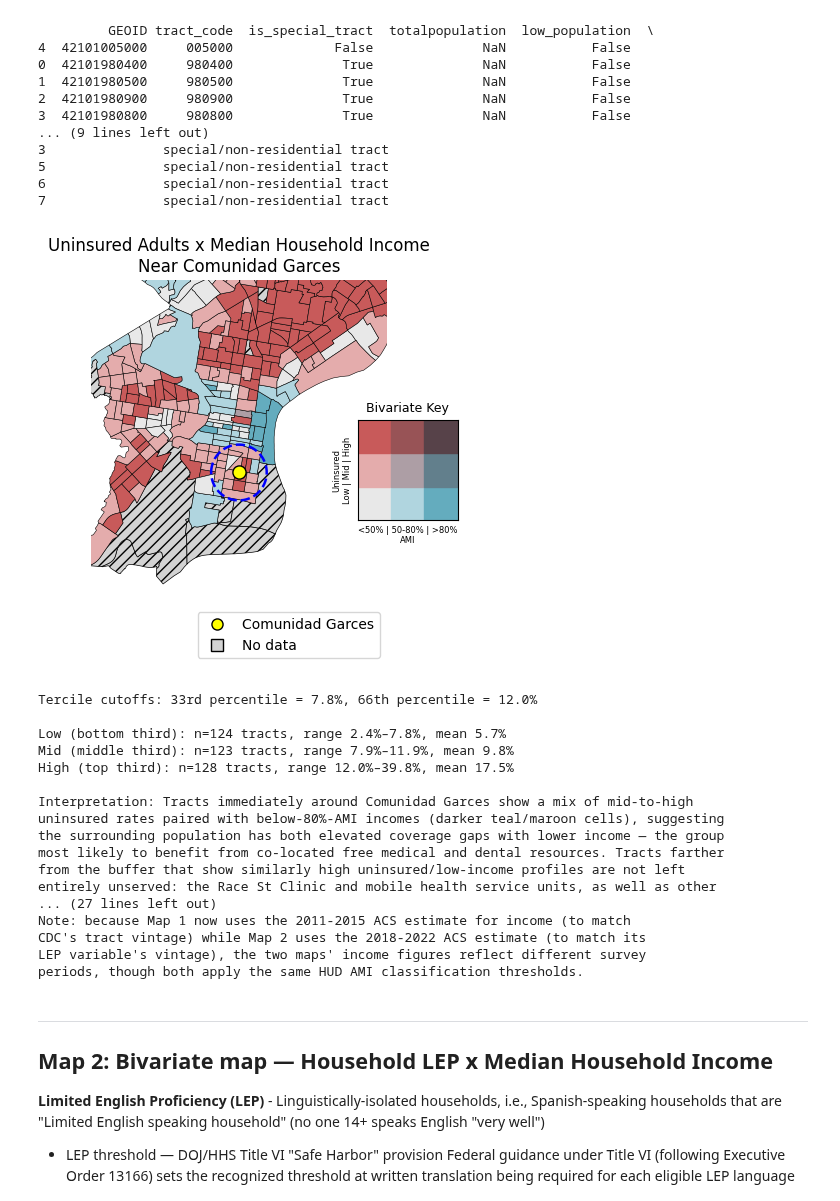
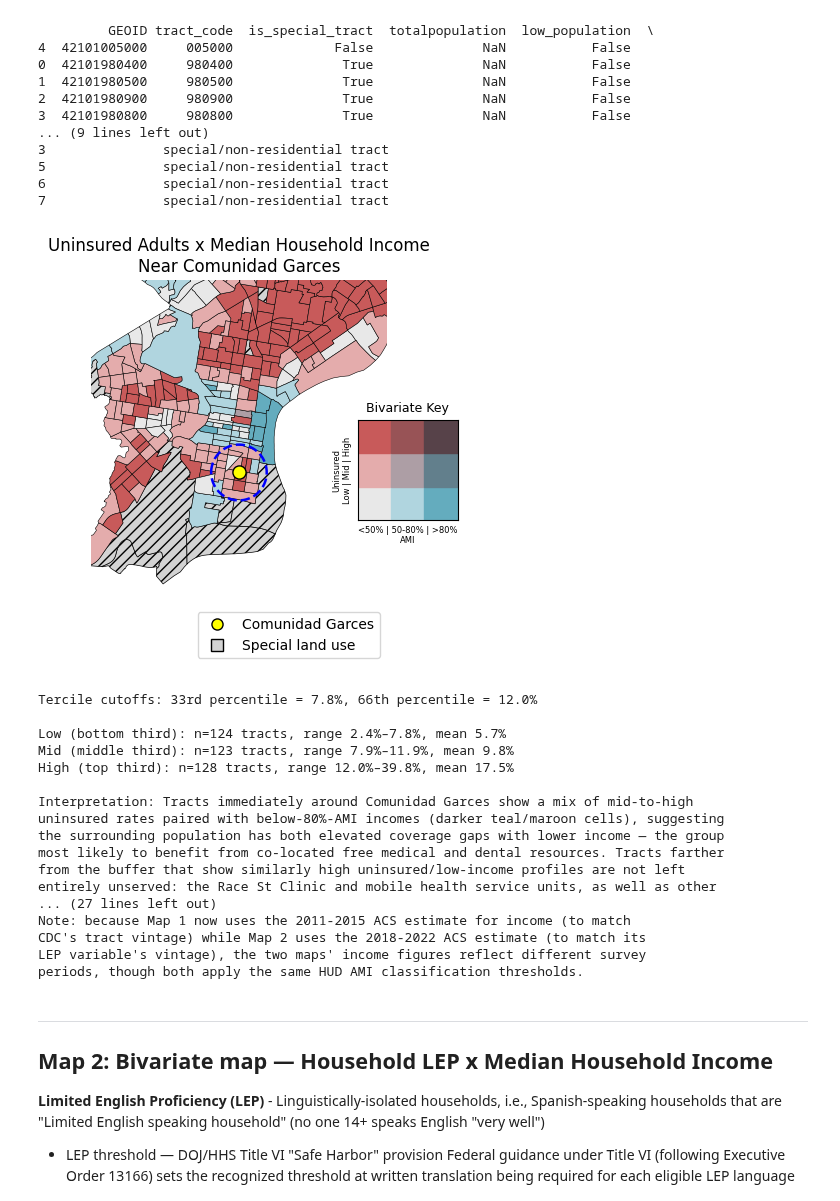
Before and after one commit to andreasantalla/ASE-GIS, a Jupyter notebook: ps1.ipynb, the cells around one changed output. Saved outputs shown, nothing was run; the diff lists cells and outputs as text; code cells hidden in the pictures.

```diff
--- a/ps1.ipynb
+++ b/ps1.ipynb
@@ -304,7 +304,7 @@ ax.axis('off')
 
 point = Line2D([0], [0], label='Comunidad Garces', marker='o', markersize=8,
                markeredgecolor='black', markerfacecolor='yellow', linestyle='')
-no_data = Line2D([0], [0], label='No data', marker='s', markersize=8,
+no_data = Line2D([0], [0], label='Special land use', marker='s', markersize=8,
                   markerfacecolor='lightgray', markeredgecolor='black', linestyle='')
 ax.legend(handles=[point, no_data], loc='lower right')
 
@@ -347,34 +347,34 @@ Comunidad Garces specifically, not as the sole source of care access across the
 
 print("""
 Merge diagnostics summary (Map 1, final):
 
 Step 1 (2015-vintage tracts x CDC PLACES uninsured): 376 matched, 8 left_only,
 0 right_only. The CDC PLACES codebook (em5e-5hvn) documents these estimates as
 joinable with the 2015 census tract boundary file; switching from the original
 2020-vintage shapefile to a matching 2015-vintage shapefile resolved the prior
 358/50/18 mismatch almost entirely. The remaining 8 left_only tracts reflect
 standard small-population/CDC suppression, not a vintage or key error.
 
 Step 2 (+ ACS median household income, 2011-2015 5-year estimate): 384 matched,
 0 left_only, 0 right_only. Pulling income data from the ACS vintage matching
 phT_2015 (rather than the 2018-2022/2020-vintage estimate used in Map 2)
 fully resolved the earlier 21/45 mismatch -- a perfect merge across all 384
 tracts.
 
 Verdict: both merge steps are now fully explained and, on the income side,
 fully resolved. The 8 remaining CDC gaps are documented, expected suppression,
 not an error. This directly demonstrates the workflow requested: check the
 codebook for tract vintage, obtain a matching shapefile, and merge -- applied
 to two independently-sourced datasets (CDC PLACES and ACS), satisfying the
 requirement of at least two merges across shapefiles from different sources.
 
 Note: because Map 1 now uses the 2011-2015 ACS estimate for income (to match
 CDC's tract vintage) while Map 2 uses the 2018-2022 ACS estimate (to match its
 LEP variable's vintage), the two maps' income figures reflect different survey
 periods, though both apply the same HUD AMI classification thresholds.
 """)
 # %% [output]
-[figure, old version]
+[figure, new version]
 Tercile cutoffs: 33rd percentile = 7.8%, 66th percentile = 12.0%
 
 Low (bottom third): n=124 tracts, range 2.4%–7.8%, mean 5.7%
```
Also changed, not shown: parts of 1 cell of this notebook.
